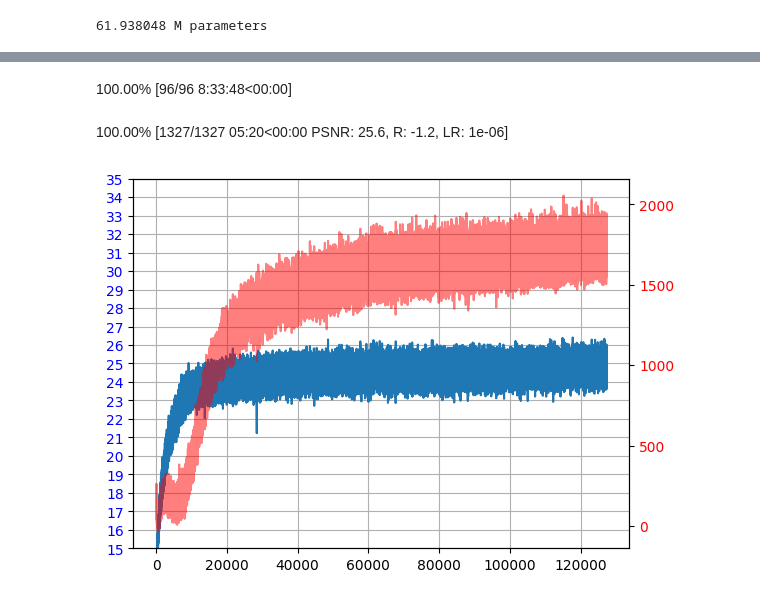
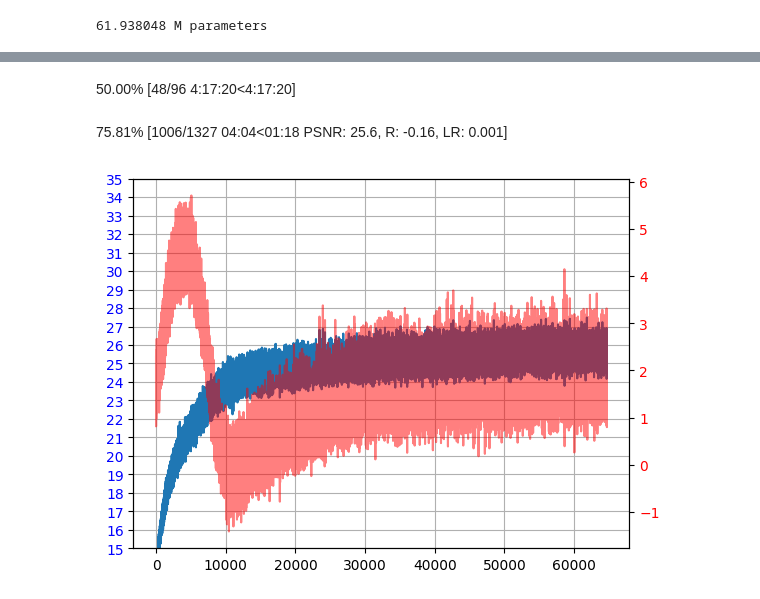
Before and after one commit to danjacobellis/autodance, a Jupyter notebook: AutoJPEG_enc2.ipynb, the cells around one changed output, grey strips where cells are left out. Cells and saved outputs as stored; diff of their text form; code cells hidden in the pictures.

```diff
--- a/AutoJPEG_enc2.ipynb
+++ b/AutoJPEG_enc2.ipynb
@@ -26,7 +26,7 @@ config.F = 16
 config.latent_dim = 48;
 config.input_channels = 3
 config.encoder_depth = 6
-config.λ = 5e-3
+config.λ = 0.1
 config.max_lr = 1e-3
 config.min_lr = config.max_lr / 1e3
 config.lr_pow = 6
@@ -35,6 +35,7 @@ config.batch_size = 64
 config.num_workers = 32
 config.epochs = 96
 config.total_steps = config.epochs * (dataset['train'].num_rows // config.batch_size)
+config.checkpoint = None
 # %%
 model = AutoEncoderND(
     dim=2,
@@ -43,6 +44,10 @@ model = AutoEncoderND(
     latent_dim=config.latent_dim,
     num_res_blocks=config.encoder_depth
 ).to(device)
+
+if config.checkpoint:
+    checkpoint = torch.load(config.checkpoint,weights_only=False)
+    model.load_state_dict(checkpoint['state_dict'])
 
 print(f"{sum(p.numel() for p in model.parameters())/1e6} M parameters")
 
@@ -70,6 +75,7 @@ learning_rates = [optimizer.param_groups[0]['lr']]
 mb = master_bar(range(config.epochs))
 losses = []
 rate_losses = []
+model.train()
 for i_epoch in mb:
     model.train()
     dataloader_train = torch.utils.data.DataLoader(
@@ -86,7 +92,7 @@ for i_epoch in mb:
 
         x_hat, rate = model(x)
         rate_losses.append(rate.item())
-        loss = torch.nn.functional.mse_loss(x, x_hat)
+        loss = torch.nn.functional.mse_loss(x, x_hat).log10()
         losses.append(loss.item())
         loss+= config.λ * rate
 
@@ -96,5 +102,5 @@ for i_epoch in mb:
         schedule.step()
         learning_rates.append(optimizer.param_groups[0]['lr'])
 
-        pb.comment = f"PSNR: {-10*np.log10(losses[-1]).item()+6.02:.3g}, R: {rate_losses[-1]:.2g}, LR: {learning_rates[-1]:.2g}"
+        pb.comment = f"PSNR: {-10*losses[-1]+6.02:.3g}, R: {rate_losses[-1]:.2g}, LR: {learning_rates[-1]:.2g}"
 # %% [output]
@@ -102,20 +109,20 @@ for i_epoch in mb:
 # %%
 display(HTML(mb.main_bar.progress))
 display(HTML(pb.progress))
 fig, ax1 = plt.subplots()
-ax1.plot(-10*np.log10(losses)+6.02)
+ax1.plot(-10*np.array(losses)+6.02)
 ax1.set_yticks(range(15,36))
 ax1.set_ylim([15,35])
 ax1.grid(True)
 ax1.tick_params(axis='y', labelcolor='blue')
 ax2 = ax1.twinx()
-ax2.plot(-1500*np.array(rate_losses), color='red', alpha=0.5)
+ax2.plot(-10*np.array(rate_losses), color='red', alpha=0.5)
 ax2.tick_params(axis='y', labelcolor='red')
 plt.show()
 # %% [output]
-100.00% [96/96 8:33:48<00:00]
+50.00% [48/96 4:17:20<4:17:20]
-100.00% [1327/1327 05:20<00:00 PSNR: 25.6, R: -1.2, LR: 1e-06]
+75.81% [1006/1327 04:04<01:18 PSNR: 25.6, R: -0.16, LR: 0.001]
-[figure, old version]
+[figure, new version]
 # %%
 torch.save({
     'config': config,
```
Also changed, not shown: parts of 5 cells of this notebook.
